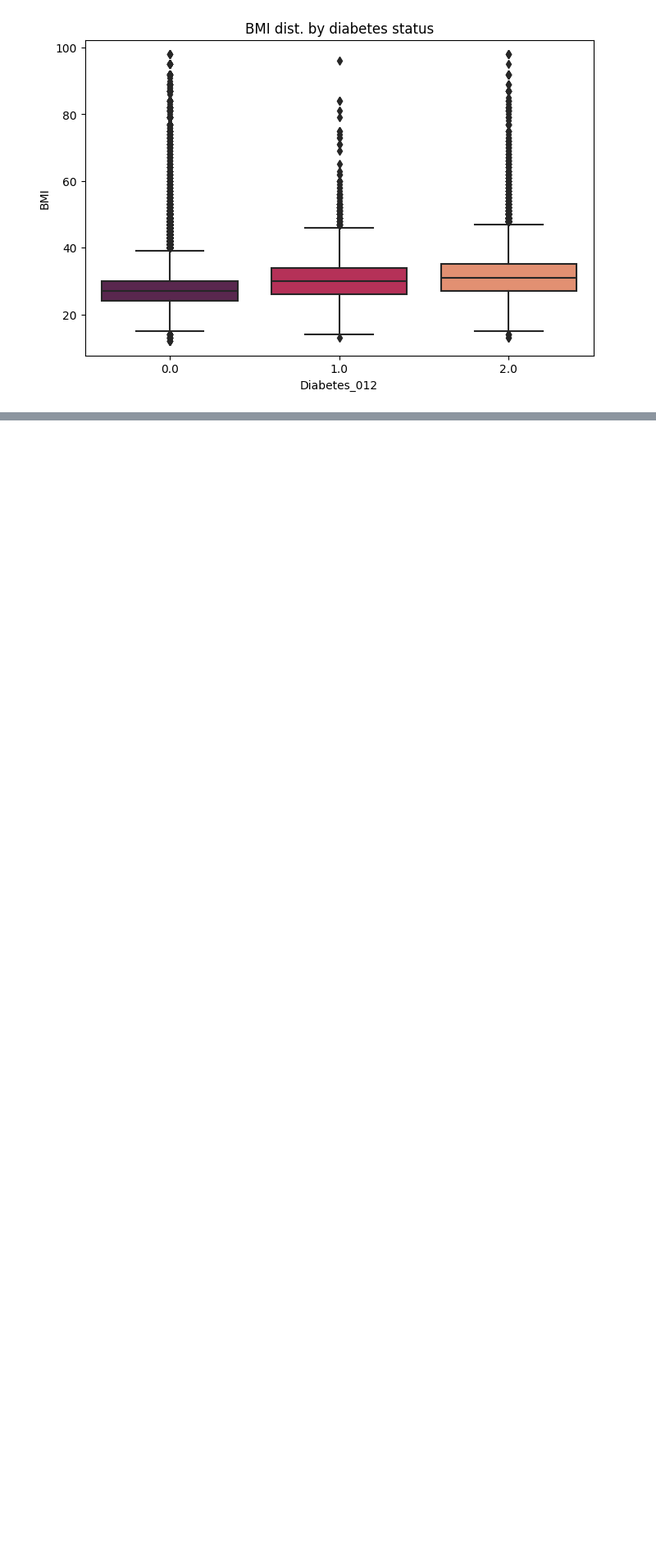
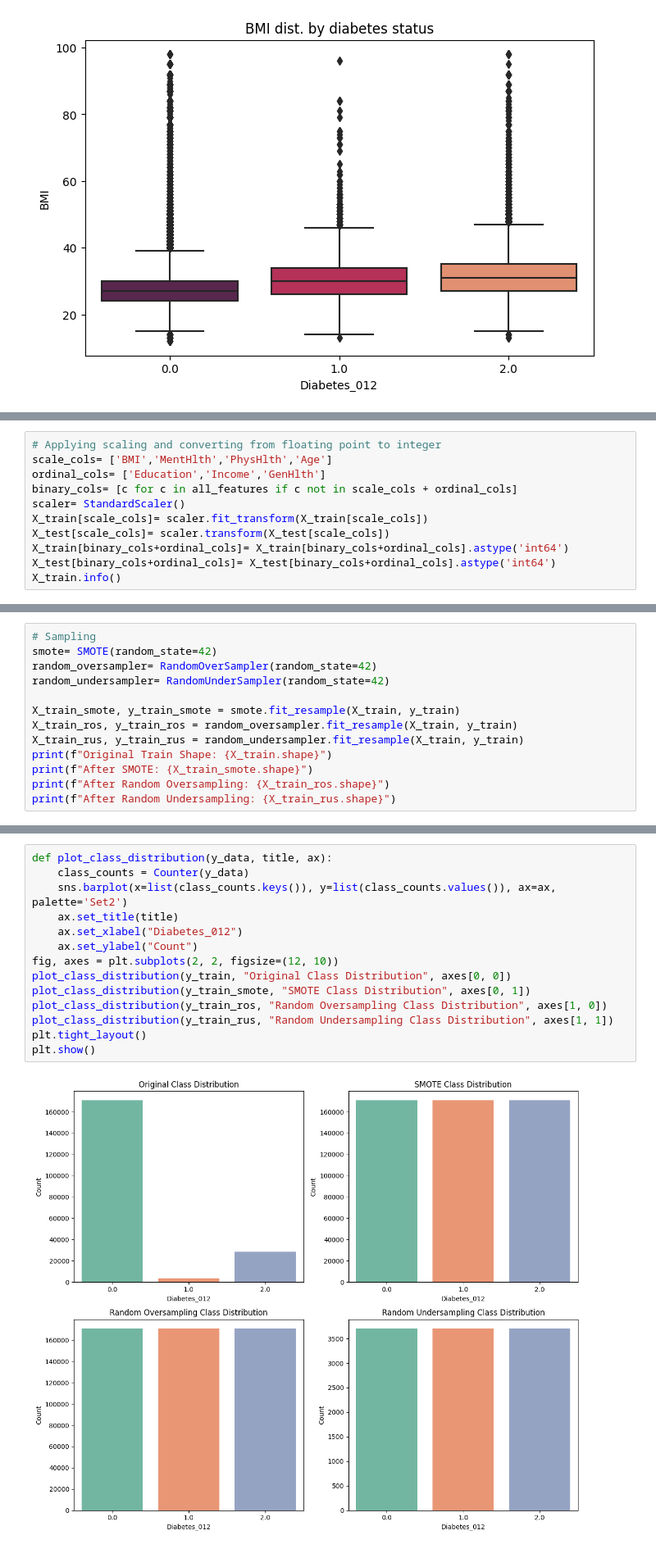
Before and after one commit to QHCeng/AML, a Jupyter notebook: main.ipynb, the cells around one changed output, grey strips where cells are left out. Shown at 82% size. Drawn from its saved outputs; the diff is of its cells as text; blank space fills up the shorter version.

Commit message:
PCA, sampling, scaling, type conversion added

```diff
--- a/main.ipynb
+++ b/main.ipynb
@@ -124,0 +146,11 @@ X_train,X_test,y_train,y_test= train_test_split(
+# %%
+# Applying scaling and converting from floating point to integer
+scale_cols= ['BMI','MentHlth','PhysHlth','Age']
+ordinal_cols= ['Education','Income','GenHlth']
+binary_cols= [c for c in all_features if c not in scale_cols + ordinal_cols]
+scaler= StandardScaler()
+X_train[scale_cols]= scaler.fit_transform(X_train[scale_cols])
+X_test[scale_cols]= scaler.transform(X_test[scale_cols])
+X_train[binary_cols+ordinal_cols]= X_train[binary_cols+ordinal_cols].astype('int64')
+X_test[binary_cols+ordinal_cols]= X_test[binary_cols+ordinal_cols].astype('int64')
+X_train.info()
@@ -124,0 +185,13 @@ X_train,X_test,y_train,y_test= train_test_split(
+# %%
+# Sampling
+smote= SMOTE(random_state=42)
+random_oversampler= RandomOverSampler(random_state=42)
+random_undersampler= RandomUnderSampler(random_state=42)
+
+X_train_smote, y_train_smote = smote.fit_resample(X_train, y_train)
+X_train_ros, y_train_ros = random_oversampler.fit_resample(X_train, y_train)
+X_train_rus, y_train_rus = random_undersampler.fit_resample(X_train, y_train)
+print(f"Original Train Shape: {X_train.shape}")
+print(f"After SMOTE: {X_train_smote.shape}")
+print(f"After Random Oversampling: {X_train_ros.shape}")
+print(f"After Random Undersampling: {X_train_rus.shape}")
@@ -124,0 +229,16 @@ X_train,X_test,y_train,y_test= train_test_split(
+# %%
+def plot_class_distribution(y_data, title, ax):
+    class_counts = Counter(y_data)
+    sns.barplot(x=list(class_counts.keys()), y=list(class_counts.values()), ax=ax, palette='Set2')
+    ax.set_title(title)
+    ax.set_xlabel("Diabetes_012")
+    ax.set_ylabel("Count")
+fig, axes = plt.subplots(2, 2, figsize=(12, 10))
+plot_class_distribution(y_train, "Original Class Distribution", axes[0, 0])
+plot_class_distribution(y_train_smote, "SMOTE Class Distribution", axes[0, 1])
+plot_class_distribution(y_train_ros, "Random Oversampling Class Distribution", axes[1, 0])
+plot_class_distribution(y_train_rus, "Random Undersampling Class Distribution", axes[1, 1])
+plt.tight_layout()
+plt.show()
+# %% [output]
+[figure, added]
```
Also changed, not shown: parts of 11 cells of this notebook.
